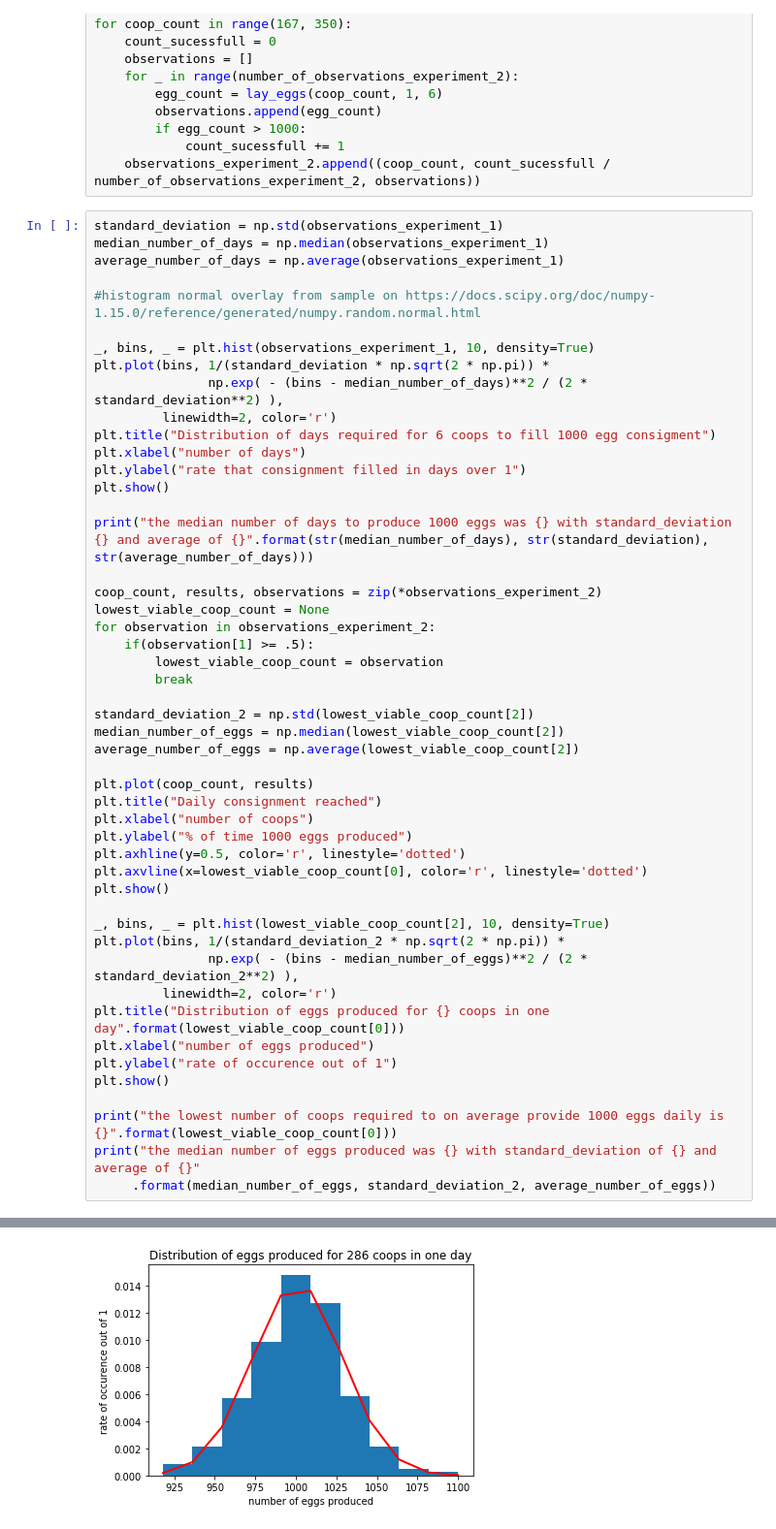
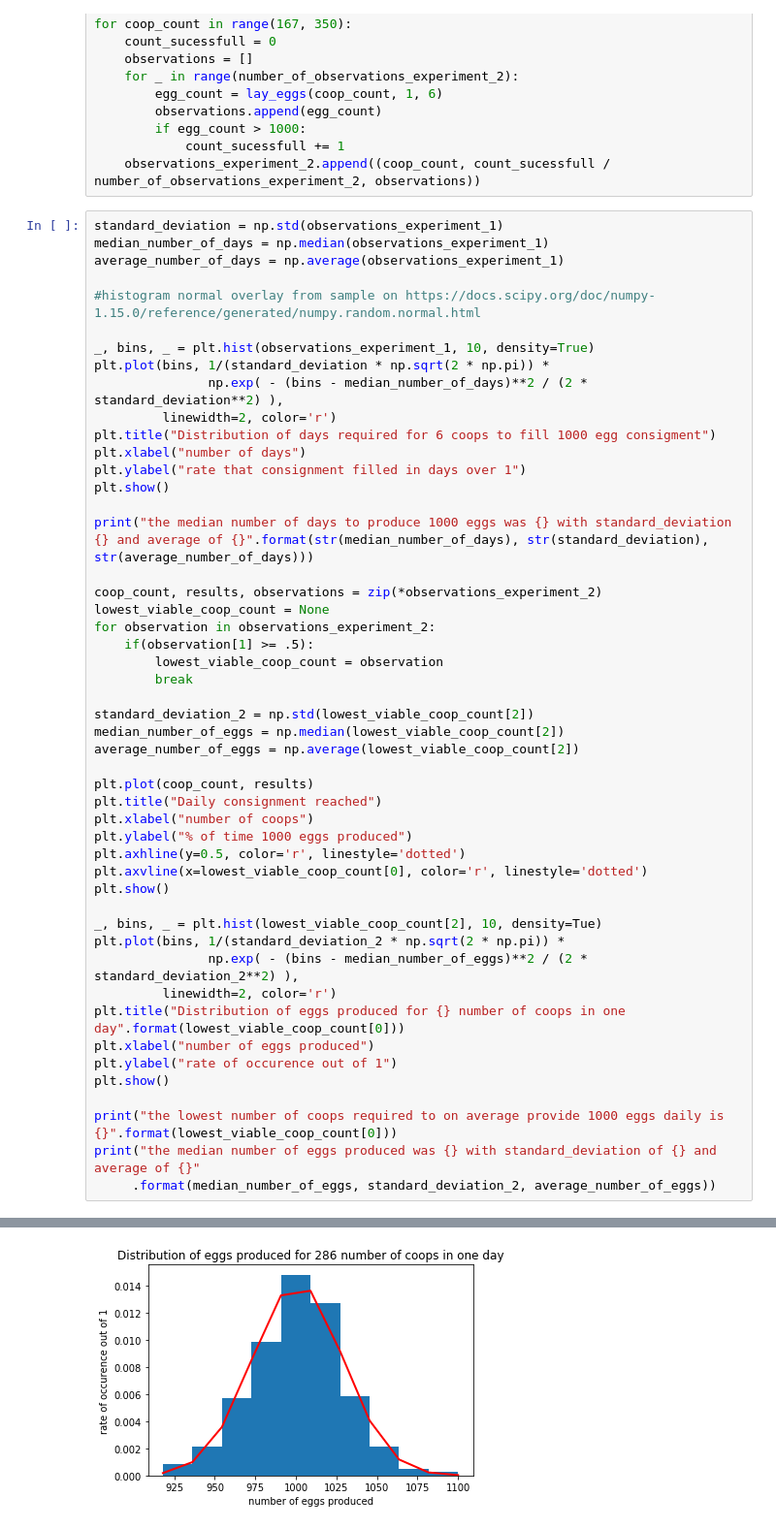
Before and after one commit to vipulpopat/MSCAI_CE4021_Week6, a Jupyter notebook: Etivity6.ipynb, the cells around one changed output, grey strips where cells are left out. Shown at 97% size. Saved outputs shown, nothing was run; the diff lists cells and outputs as text.

Commit message:
graphs updated

```diff
--- a/Etivity6.ipynb
+++ b/Etivity6.ipynb
@@ -70,35 +70,35 @@ for observation in observations_experiment_2:
     if(observation[1] >= .5):
         lowest_viable_coop_count = observation
         break
 
 standard_deviation_2 = np.std(lowest_viable_coop_count[2])
 median_number_of_eggs = np.median(lowest_viable_coop_count[2])
 average_number_of_eggs = np.average(lowest_viable_coop_count[2])
 
 plt.plot(coop_count, results)
 plt.title("Daily consignment reached")
 plt.xlabel("number of coops")
 plt.ylabel("% of time 1000 eggs produced")
 plt.axhline(y=0.5, color='r', linestyle='dotted')
 plt.axvline(x=lowest_viable_coop_count[0], color='r', linestyle='dotted')
 plt.show()
 
-_, bins, _ = plt.hist(lowest_viable_coop_count[2], 10, density=True)
+_, bins, _ = plt.hist(lowest_viable_coop_count[2], 10, density=Tue)
 plt.plot(bins, 1/(standard_deviation_2 * np.sqrt(2 * np.pi)) *
                np.exp( - (bins - median_number_of_eggs)**2 / (2 * standard_deviation_2**2) ),
          linewidth=2, color='r')
-plt.title("Distribution of eggs produced for {} coops in one day".format(lowest_viable_coop_count[0]))
+plt.title("Distribution of eggs produced for {} number of coops in one day".format(lowest_viable_coop_count[0]))
 plt.xlabel("number of eggs produced")
 plt.ylabel("rate of occurence out of 1")
 plt.show()
 
 print("the lowest number of coops required to on average provide 1000 eggs daily is {}".format(lowest_viable_coop_count[0]))
 print("the median number of eggs produced was {} with standard_deviation of {} and average of {}"
      .format(median_number_of_eggs, standard_deviation_2, average_number_of_eggs))
 # %% [output]
 [figure]
 the median number of days to produce 1000 eggs was 48.0 with standard_deviation 1.3953694851185472 and average of 48.088
 [figure]
-[figure, old version]
+[figure, new version]
 the lowest number of coops required to on average provide 1000 eggs daily is 286
 the median number of eggs produced was 1001.0 with standard_deviation of 28.06361628514757 and average of 1001.021
```
